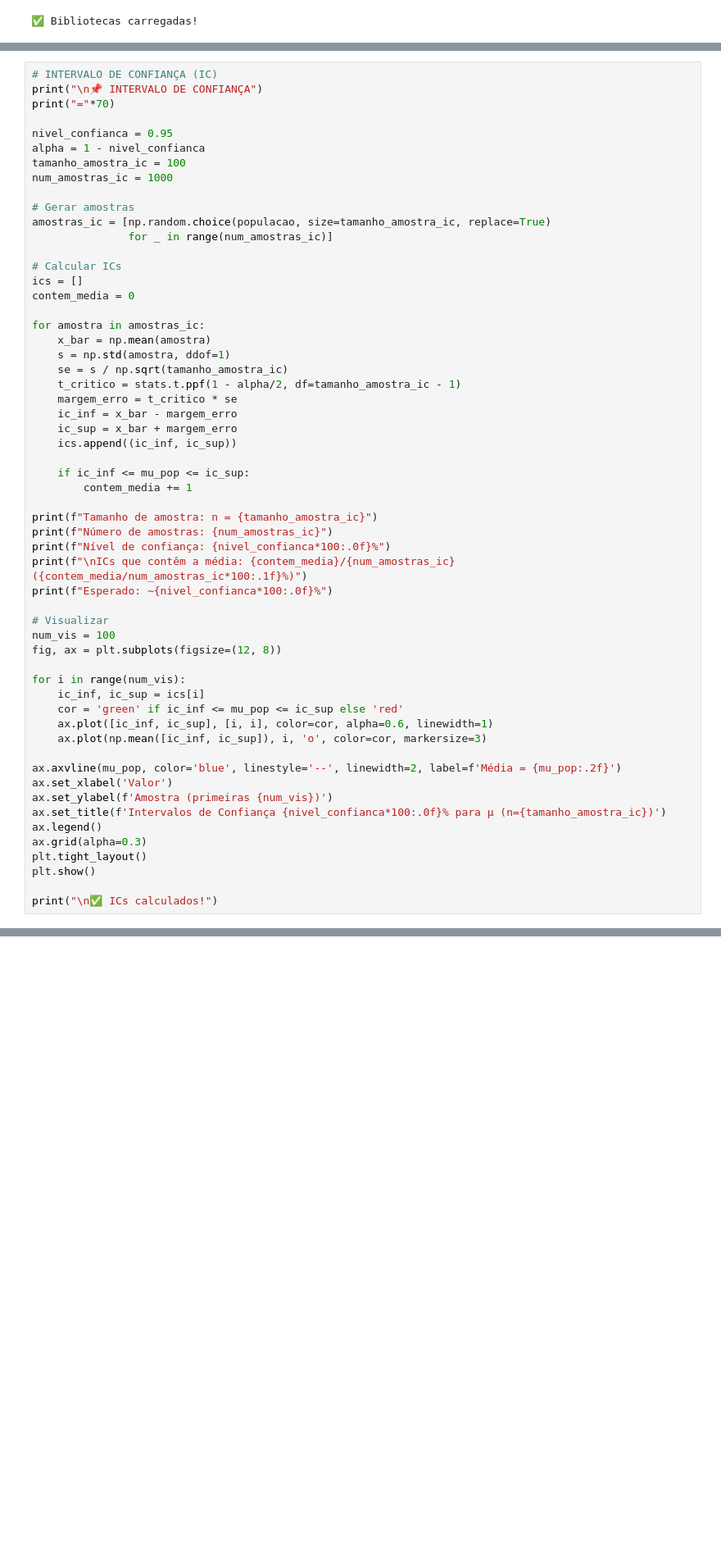
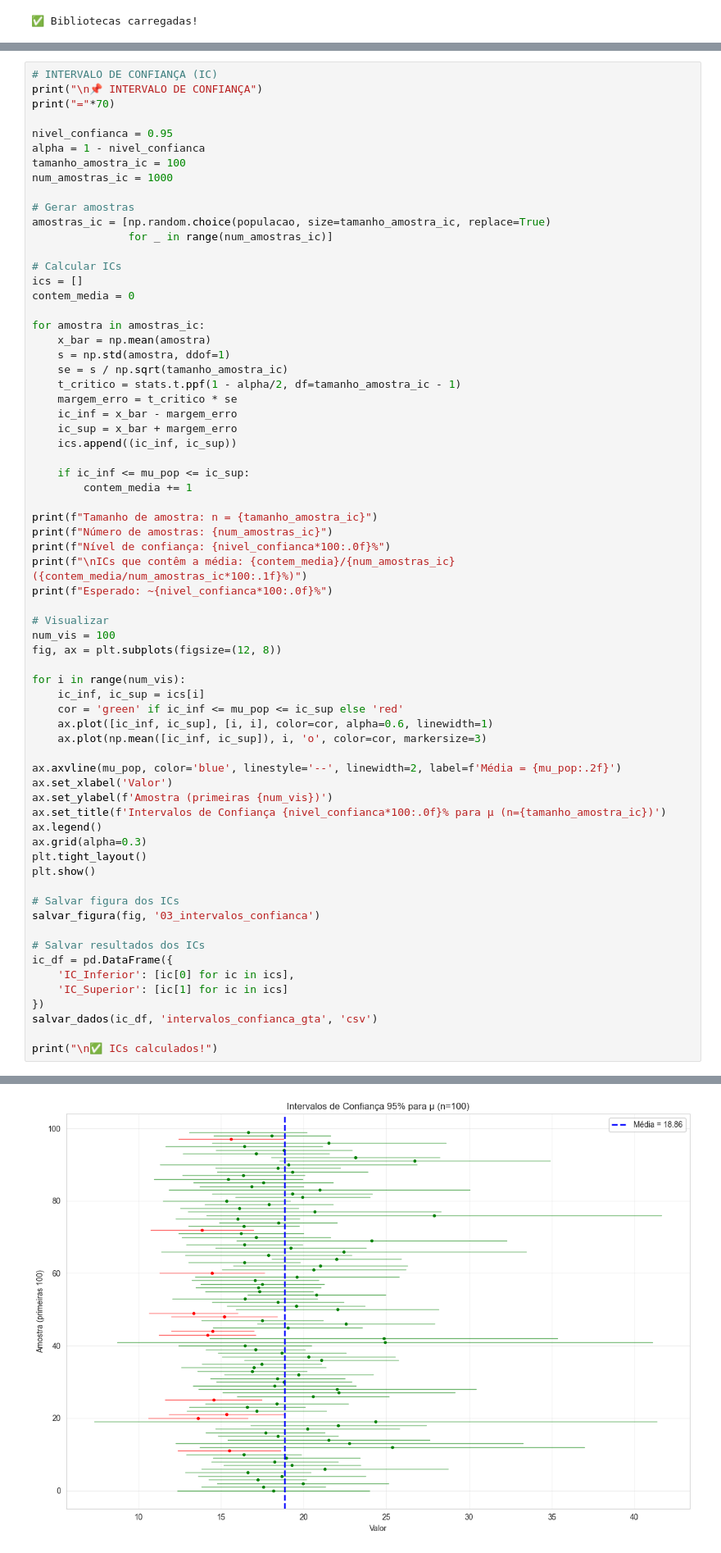
Before and after one commit to LeonardoVieiraGuimaraes/DoutoradoCefet, a Jupyter notebook: PlanejamentoAnaliseEstatisticoExperimentos/Trabalhos/estudo_dirigido_3/02_analise_dados_reais_gta.ipynb, the cells around one changed output, grey strips where cells are left out. Shown at 82% size. Saved outputs shown, nothing was run; the diff lists cells and outputs as text; blank space fills up the shorter version.

```diff
--- a/PlanejamentoAnaliseEstatisticoExperimentos/Trabalhos/estudo_dirigido_3/02_analise_dados_reais_gta.ipynb
+++ b/PlanejamentoAnaliseEstatisticoExperimentos/Trabalhos/estudo_dirigido_3/02_analise_dados_reais_gta.ipynb
@@ -203,4 +465,15 @@ ax.grid(alpha=0.3)
 plt.tight_layout()
 plt.show()
 
+# Salvar figura dos ICs
+salvar_figura(fig, '03_intervalos_confianca')
+
+# Salvar resultados dos ICs
+ic_df = pd.DataFrame({
+    'IC_Inferior': [ic[0] for ic in ics],
+    'IC_Superior': [ic[1] for ic in ics]
+})
+salvar_dados(ic_df, 'intervalos_confianca_gta', 'csv')
+
 print("\n✅ ICs calculados!")
+# %% [output]
@@ -206,0 +488 @@ print("\n✅ ICs calculados!")
+[figure, added]
```
Also changed, not shown: parts of 16 cells of this notebook, 8 other files.
